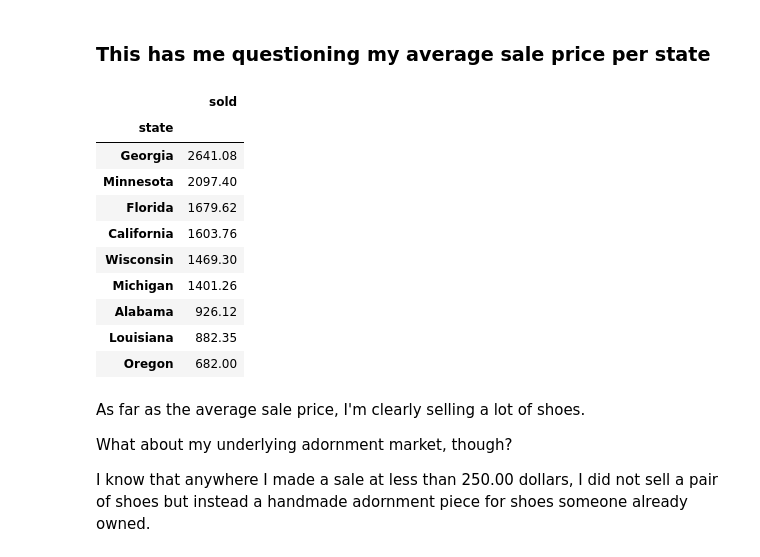
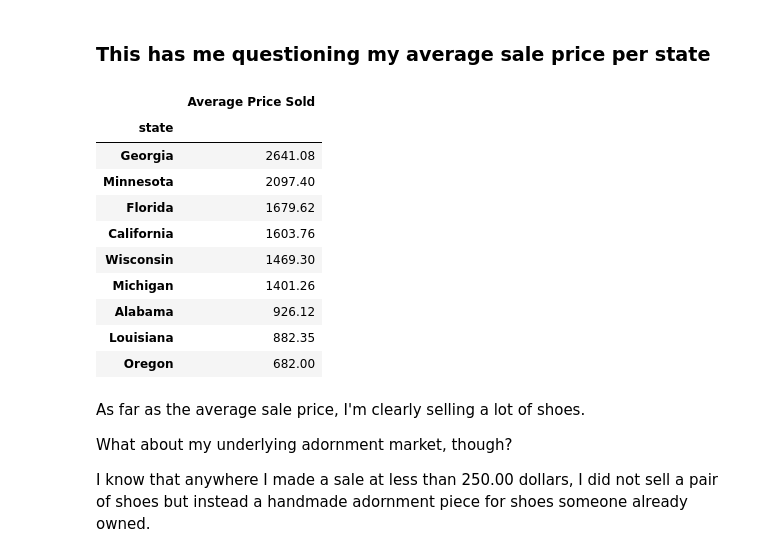
Before and after one commit to JodieMullins/CY-Demo, a Jupyter notebook: Demo.ipynb, the cells around one changed output. Drawn from its saved outputs; the diff is of its cells as text; code cells hidden in the pictures.

Commit message:
clarity, Tableau link

```diff
--- a/Demo.ipynb
+++ b/Demo.ipynb
@@ -77,14 +78,17 @@ Wow. So this tells me I sold over 12 orders that were at both of my highest pric
 # %%
 # establish clean dataframe displaying average price sold per state
 state_averages = delivery_df.copy().groupby('state')[['sold']].mean()
 
 # sort that dataframe in order of average price sold
 # round state averages to 2 decimal places
 state_averages = round(state_averages.sort_values('sold', ascending=False), 2)
 
+# rename 'Total Profit' column because we just took the average
+state_averages.columns = ['Average Price Sold']
+
 display(state_averages)
 # %% [output]
-|  | sold |
+|  | Average Price Sold |
 | state |  |
 | Georgia | 2641.08 |
 | Minnesota | 2097.40 |
```
Also changed, not shown: parts of 5 cells of this notebook.
